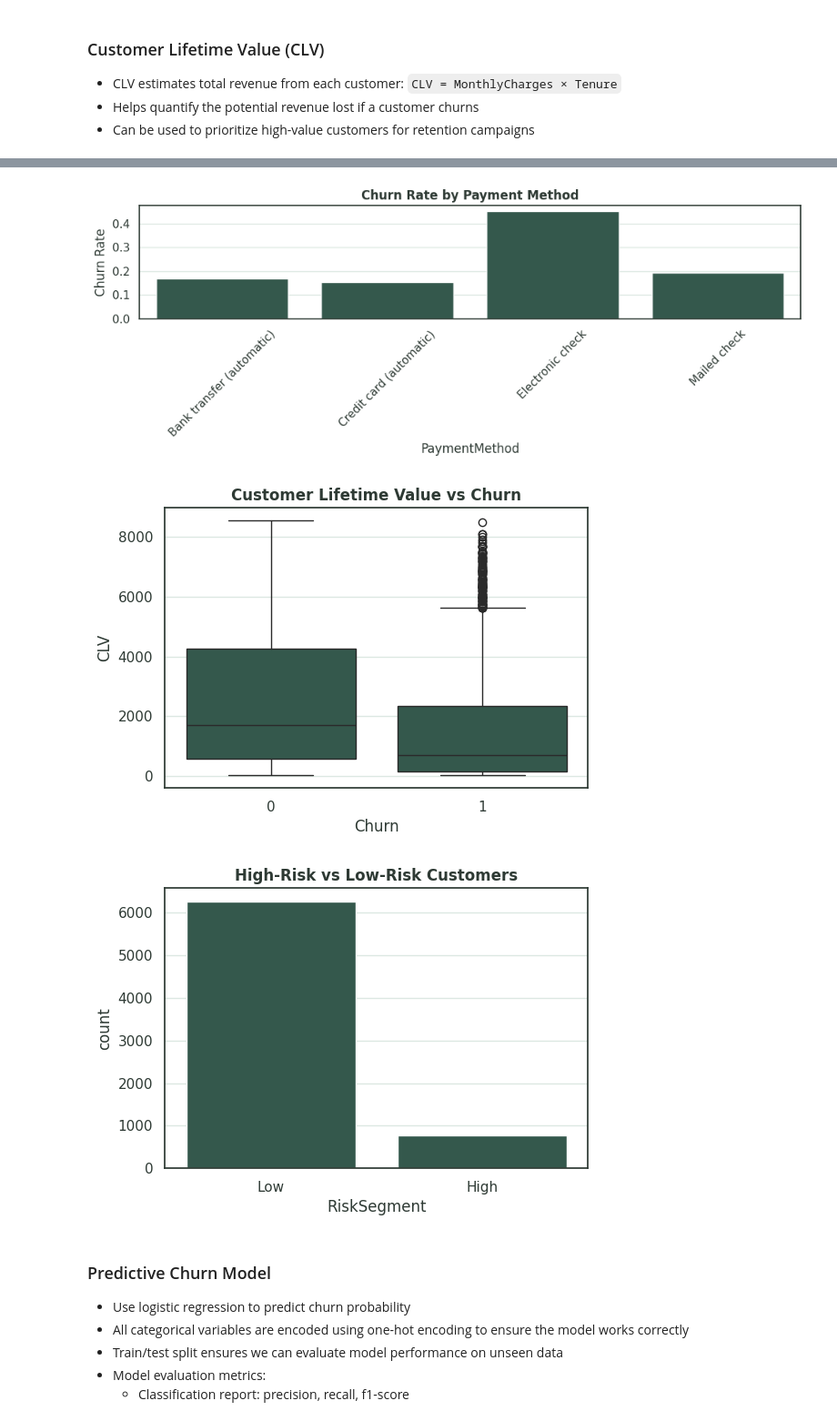
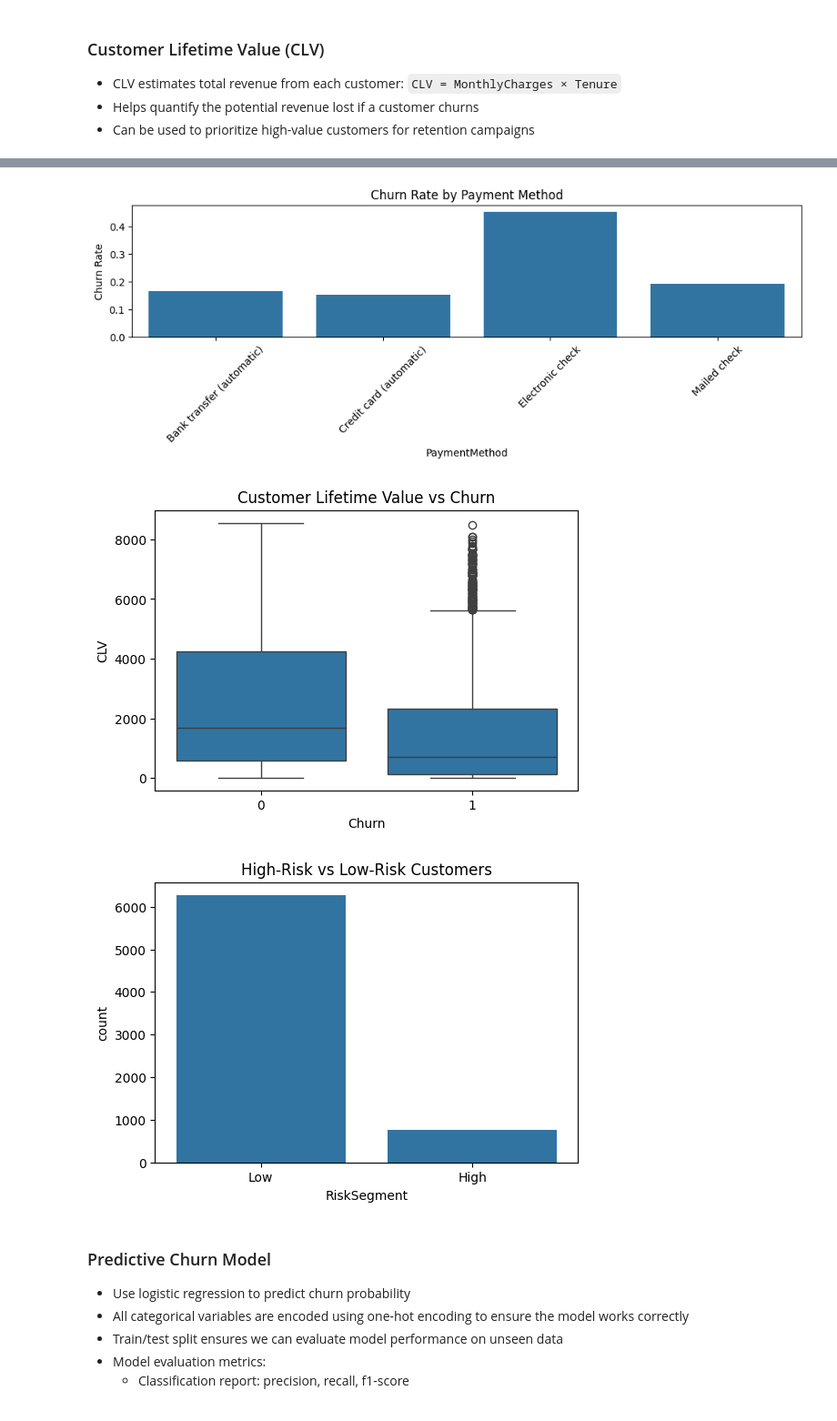
Before and after one commit to natalie-cooper/001, a Jupyter notebook: notebooks/churn_analysis.ipynb, the cells around one changed output, grey strips where cells are left out. Shown at 91% size. Cells and saved outputs as stored; diff of their text form; code cells hidden in the pictures.

```diff
--- a/notebooks/churn_analysis.ipynb
+++ b/notebooks/churn_analysis.ipynb
@@ -22,7 +19,7 @@ This dataset allows us to analyze churn patterns and customer lifetime value.
 # %%
 import pandas as pd
 
-file_path = '/content/drive/MyDrive/Portfolio/Telco-Customer-Churn.csv'
+file_path = '/content/drive/MyDrive/Portfolio/SQL Exploration/Telco-Customer-Churn.csv'
 df = pd.read_csv(file_path)
 
 print(df.head())
@@ -292,8 +288,7 @@ plt.figure(figsize=(10,4))
 sns.barplot(
     data=payment_churn,
     x="PaymentMethod",
-    y="Churn",
-    color=EUCALYPTUS_GREEN
+    y="Churn"
 )
 
 plt.ylabel("Churn Rate")
@@ -303,25 +298,25 @@ plt.tight_layout()
 plt.savefig("churn_by_payment.png", dpi=300)
 plt.show()
 # %% [output]
-[figure, old version]
+[figure, new version]
 # %%
 #clv distribution by churn
 plt.figure(figsize=(6,4))
-sns.boxplot(x="Churn", y="CLV", data=df, color=EUCALYPTUS_GREEN)
+sns.boxplot(x="Churn", y="CLV", data=df)
 plt.title("Customer Lifetime Value vs Churn")
 plt.savefig("clv_by_risk.png", dpi=300)
 plt.show()
 # %% [output]
-[figure, old version]
+[figure, new version]
 # %%
 #risk segment counts
 plt.figure(figsize=(6,4))
-sns.countplot(x="RiskSegment", data=df, color=EUCALYPTUS_GREEN)
+sns.countplot(x="RiskSegment", data=df)
 plt.title("High-Risk vs Low-Risk Customers")
 plt.savefig("risk_segment_counts.png")
 plt.show()
 # %% [output]
-[figure, old version]
+[figure, new version]
 # %%
 df["tenure_group_encoded"] = df["tenure_group"].cat.codes  # converts categories to 0,1,2,3
 X = df.drop(columns=["customerID", "Churn", "CLV", "tenure_group"])
```
Also changed, not shown: parts of 3 cells of this notebook, 4 other files.
